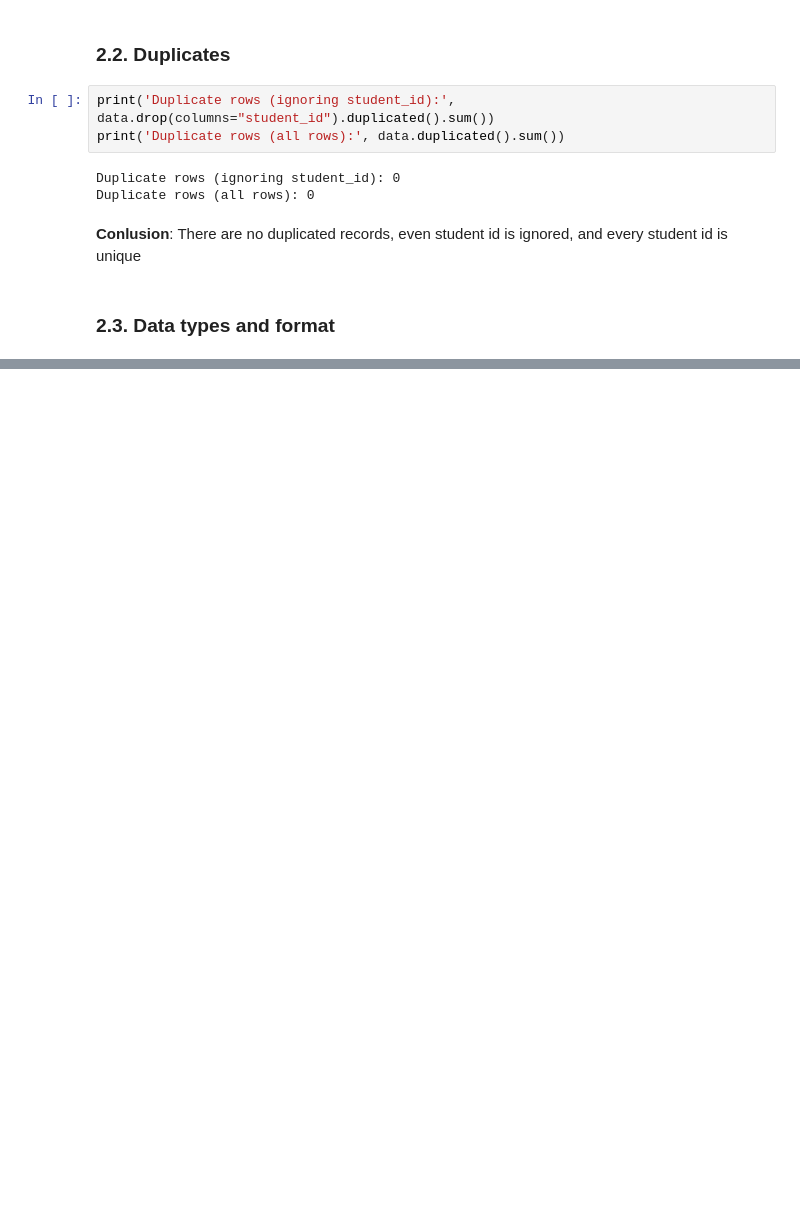
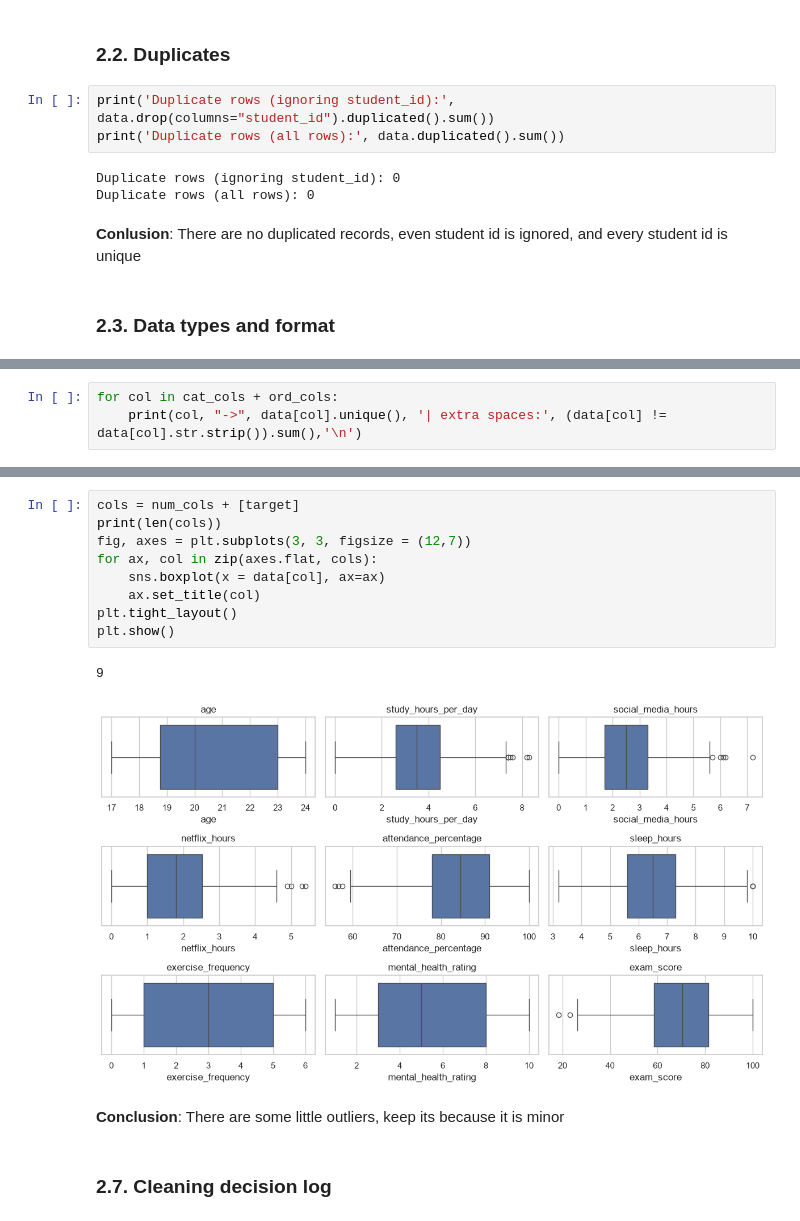
Before and after one commit to trungsyd2409/EDA_academic_performace_1, a Jupyter notebook: EDA_final.ipynb, the cells around one changed output, grey strips where cells are left out. Saved outputs shown, nothing was run; the diff lists cells and outputs as text; blank space fills up the shorter version.

```diff
--- a/EDA_final.ipynb
+++ b/EDA_final.ipynb
@@ -194,0 +208,3 @@ Duplicate rows (all rows): 0
+# %%
+for col in cat_cols + ord_cols:
+    print(col, "->", data[col].unique(), '| extra spaces:', (data[col] != data[col].str.strip()).sum(),'\n')
@@ -194,0 +251,16 @@ Duplicate rows (all rows): 0
+# %%
+cols = num_cols + [target]
+print(len(cols))
+fig, axes = plt.subplots(3, 3, figsize = (12,7))
+for ax, col in zip(axes.flat, cols):
+    sns.boxplot(x = data[col], ax=ax)
+    ax.set_title(col)
+plt.tight_layout()
+plt.show()
+# %% [output]
+9
+[figure, added]
+# %% [markdown]
+**Conclusion**: There are some little outliers, keep its because it is minor
+# %% [markdown]
+### 2.7. Cleaning decision log
```
Also changed, not shown: parts of 15 cells of this notebook, 1 other file.
